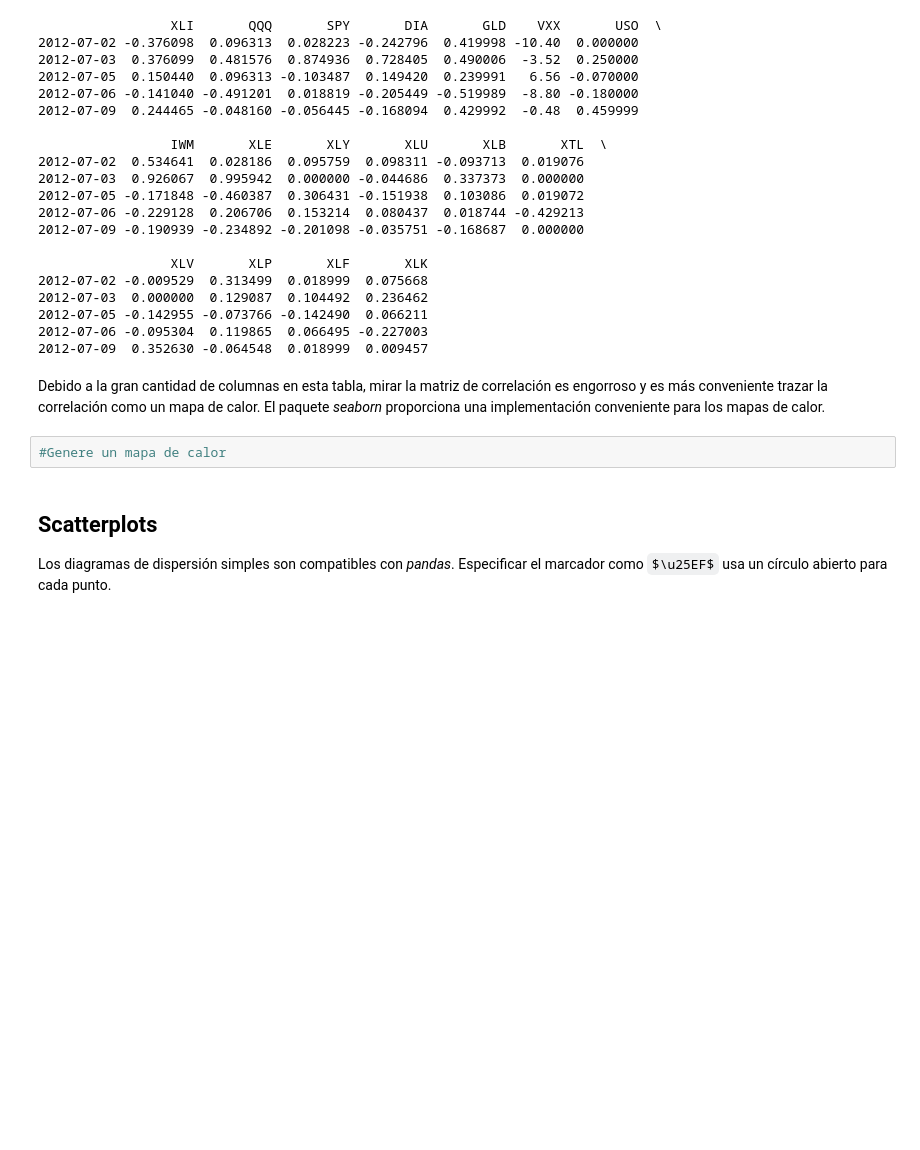
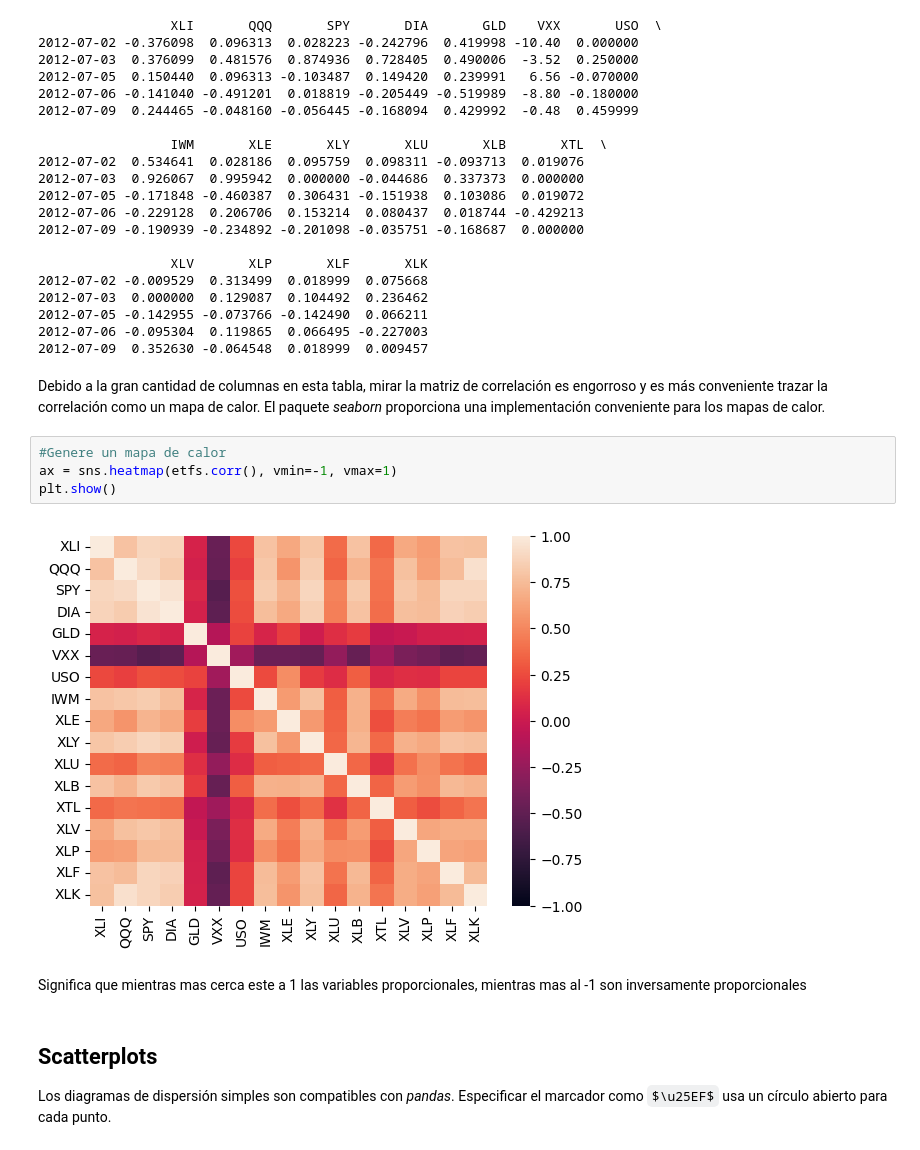
Before and after one commit to Ekronec/Machine-Learning, a Jupyter notebook: Experiencia 1/1.4 Estadistica Descriptiva/1.4.6 Para_Resolver_Exploratory_Data_Analysis.ipynb, the cells around one changed output. Cells and saved outputs as stored; diff of their text form; blank space fills up the shorter version.

Commit message:
Se termino el 1.4.6
Espero este bueno, logre hacer que funcionen los graficos y alguna explicaciones de los graficos.

```diff
--- a/Experiencia 1/1.4 Estadistica Descriptiva/1.4.6 Para_Resolver_Exploratory_Data_Analysis.ipynb
+++ b/Experiencia 1/1.4 Estadistica Descriptiva/1.4.6 Para_Resolver_Exploratory_Data_Analysis.ipynb
@@ -299,6 +307,12 @@ print(etfs.head())
 Debido a la gran cantidad de columnas en esta tabla, mirar la matriz de correlación es engorroso y es más conveniente trazar la correlación como un mapa de calor. El paquete _seaborn_ proporciona una implementación conveniente para los mapas de calor.
 # %%
 #Genere un mapa de calor
+ax = sns.heatmap(etfs.corr(), vmin=-1, vmax=1)
+plt.show()
+# %% [output]
+[figure, added]
+# %% [markdown]
+Significa que mientras mas cerca este a 1 las variables proporcionales, mientras mas al -1 son inversamente proporcionales
 # %% [markdown]
 ## Scatterplots
 Los diagramas de dispersión simples son compatibles con _pandas_. Especificar el marcador como `$\u25EF$` usa un círculo abierto para cada punto.
```
Also changed, not shown: parts of 10 cells of this notebook.
